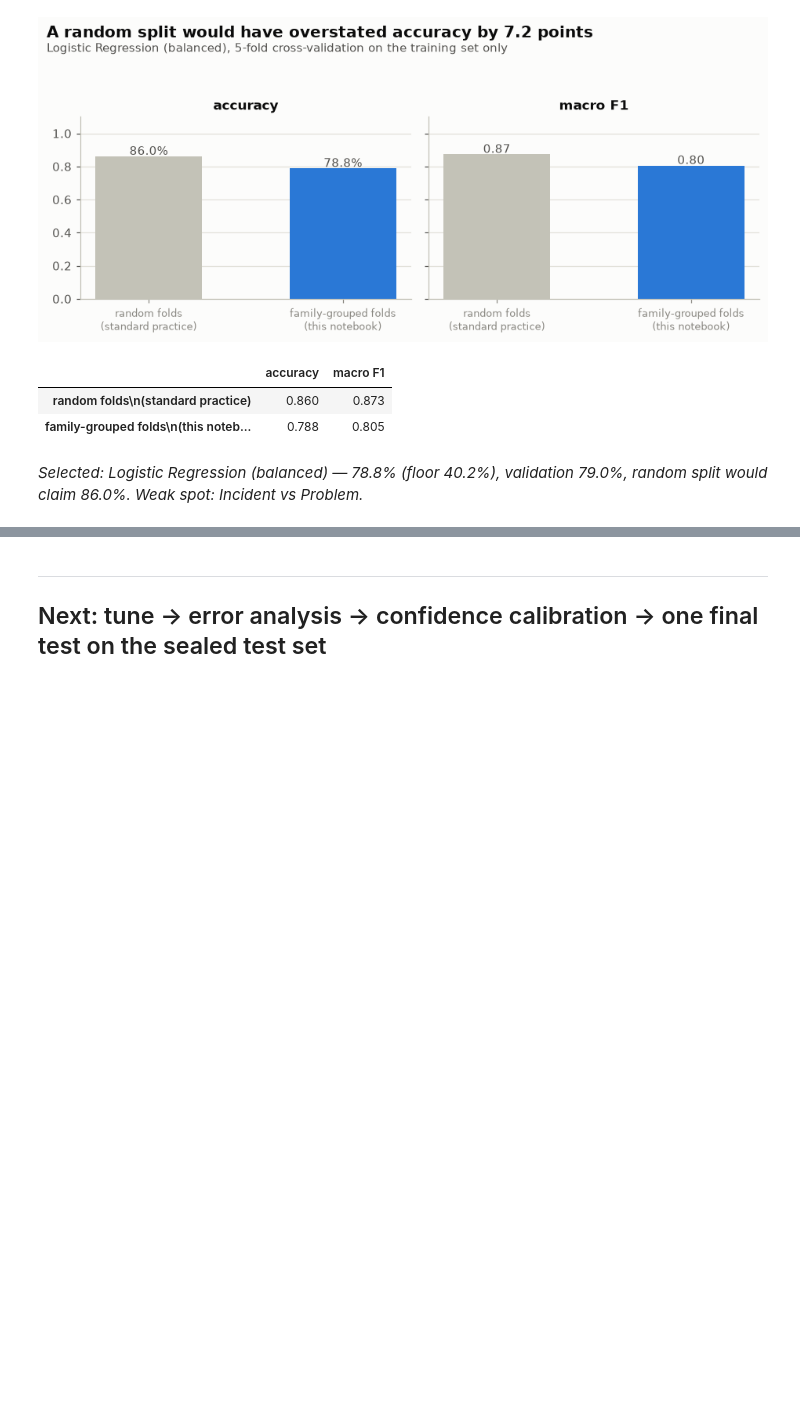
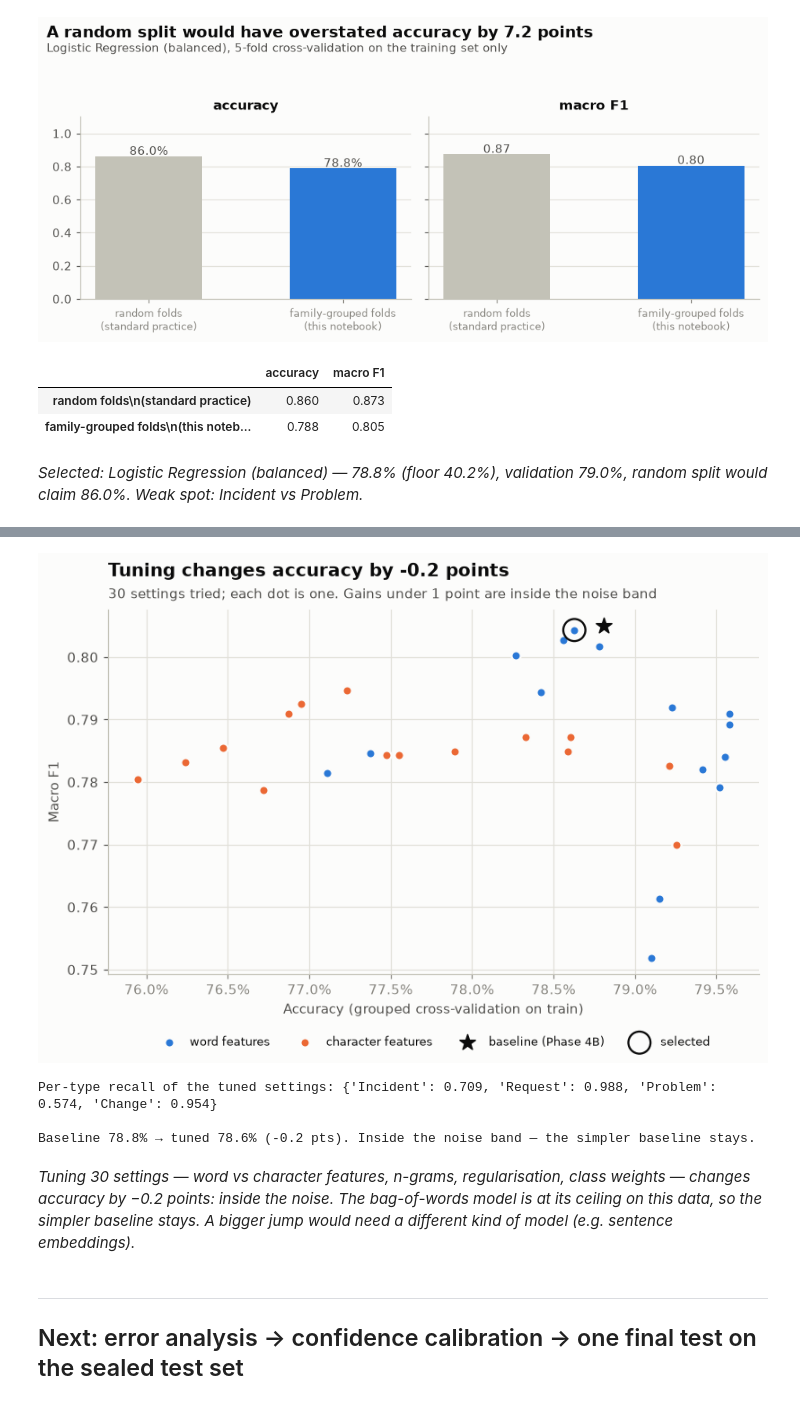
Before and after one commit to karthikiyer365/Live, a Jupyter notebook: topic-classification/department_classifier_pipeline.ipynb, the cells around one changed output, grey strips where cells are left out. Drawn from its saved outputs; the diff is of its cells as text; code cells hidden in the pictures; blank space fills up the shorter version.

```diff
--- a/topic-classification/department_classifier_pipeline.ipynb
+++ b/topic-classification/department_classifier_pipeline.ipynb
@@ -1117,3 +1181,39 @@ Logistic Regression (balanced): cross-validation vs validation
+# %%
+# Step 17 (decide) — did tuning beat the baseline by more than the noise band? Guardrail re-checked on the pick
+baseline_acc, baseline_f1 = type_results.loc[BEST_TYPE_MODEL, ["accuracy", "macro F1"]]
+tuned = tuning.loc[search.best_index_]
+gain = (tuned["accuracy"] - baseline_acc) * 100
+
+fig, ax = plt.subplots(figsize=(8.5, 4.8))
+for analyzer, color, name in [("word", CAT[0], "word features"), ("char_wb", CAT[1], "character features")]:
+    part = tuning[tuning["analyzer"] == analyzer]
+    ax.scatter(part["accuracy"], part["macro F1"], s=45, color=color, edgecolor=SURFACE, linewidth=1.5, label=name, zorder=3)
+ax.scatter(baseline_acc, baseline_f1, s=140, marker="*", color=INK, zorder=4, label="baseline (Phase 4B)")
+ax.scatter(tuned["accuracy"], tuned["macro F1"], s=260, facecolor="none", edgecolor=INK, linewidth=1.5, zorder=4, label="selected")
+ax.xaxis.set_major_formatter(mpl.ticker.PercentFormatter(1.0, decimals=1))
+ax.set_xlabel("Accuracy (grouped cross-validation on train)")
+ax.set_ylabel("Macro F1")
+headline(ax, f"Tuning changes accuracy by {gain:+.1f} points",
+         f"{len(tuning)} settings tried; each dot is one. Gains under {TIE_TOLERANCE * 100:.0f} point are inside the noise band")
+ax.legend(loc="upper center", bbox_to_anchor=(0.5, -0.14), ncol=4, fontsize=8.5)
+plt.show()
+
+tuned_pred = cross_val_predict(clone(search.best_estimator_), train_df["text"], y_train, groups=train_df["family_id"], cv=GROUPED_CV, n_jobs=-1)
+tuned_metrics, tuned_recalls = evaluate(y_train, tuned_pred, TYPES)
+print("Per-type recall of the tuned settings:", {str(t): round(float(r), 3) for t, r in zip(TYPES, tuned_recalls)})
+
+USE_TUNED = gain > TIE_TOLERANCE * 100 and tuned_recalls.min() > 0
+FINAL_PIPELINE = search.best_estimator_ if USE_TUNED else make_pipeline(
+    TfidfVectorizer(**TFIDF_PARAMS), clone(candidates[BEST_TYPE_MODEL])).fit(train_df["text"], y_train)
+print(f"\nBaseline {baseline_acc:.1%} → tuned {tuned['accuracy']:.1%} ({gain:+.1f} pts). "
+      + ("Tuned settings kept." if USE_TUNED else "Inside the noise band — the simpler baseline stays."))
+# %% [output]
+[figure, added]
+Per-type recall of the tuned settings: {'Incident': 0.709, 'Request': 0.988, 'Problem': 0.574, 'Change': 0.954}
+
+Baseline 78.8% → tuned 78.6% (-0.2 pts). Inside the noise band — the simpler baseline stays.
+# %% [markdown]
+*Tuning 30 settings — word vs character features, n-grams, regularisation, class weights — changes accuracy by −0.2 points: inside the noise. The bag-of-words model is at its ceiling on this data, so the simpler baseline stays. A bigger jump would need a different kind of model (e.g. sentence embeddings).*
 # %% [markdown]
 ---
-## Next: tune → error analysis → confidence calibration → one final test on the sealed test set
+## Next: error analysis → confidence calibration → one final test on the sealed test set
```
Also changed, not shown: parts of 3 cells of this notebook.
